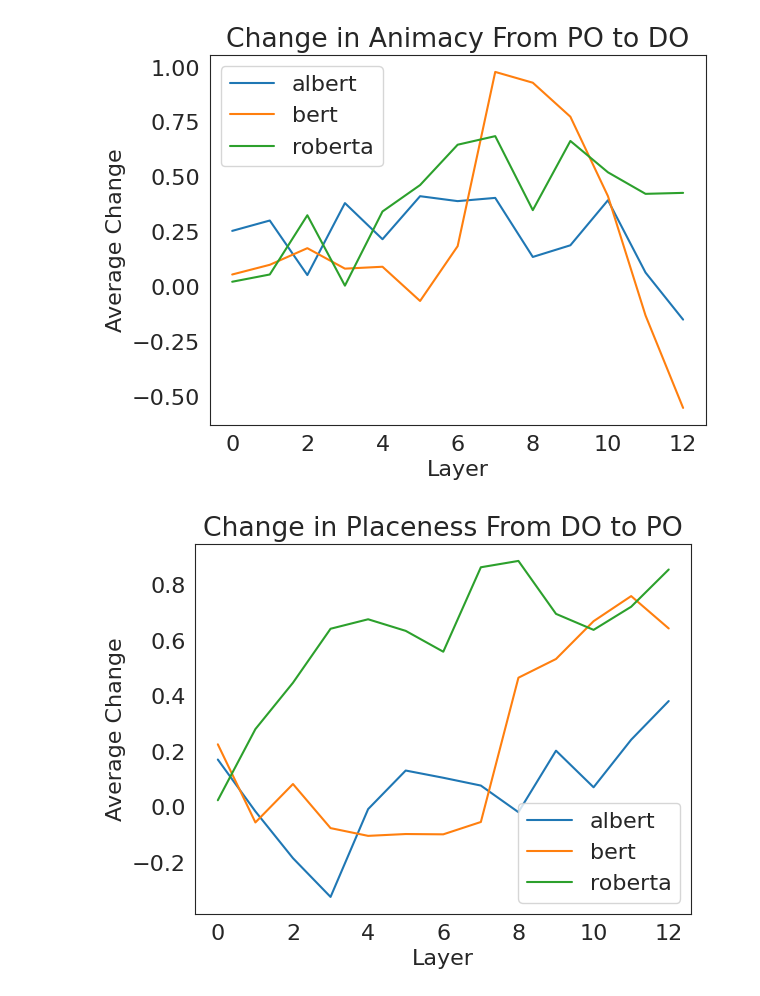
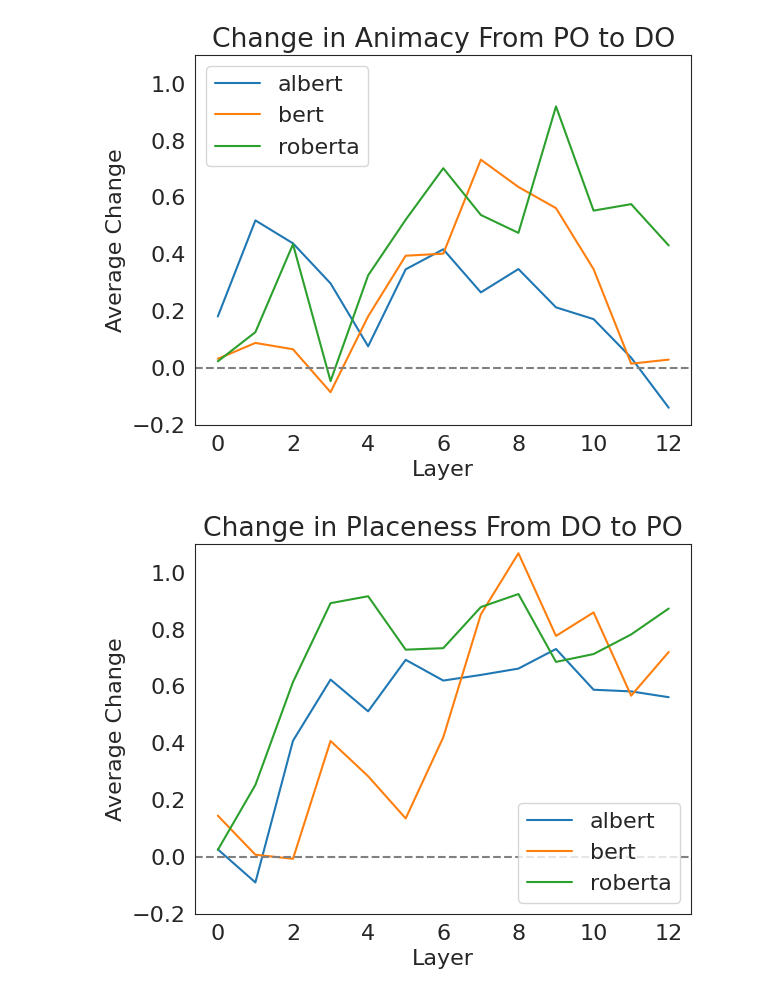
Before and after one commit to jwalanthi/semantic-features, a Jupyter notebook: datives/london.ipynb, the cells around one changed output. Saved outputs shown, nothing was run; the diff lists cells and outputs as text; code cells hidden in the pictures.

```diff
--- a/datives/london.ipynb
+++ b/datives/london.ipynb
@@ -55,7 +55,7 @@ for model in lms:
     nick_name = str.split(model, "-")[0]
     classifiers = []
     for layer in range(13):
-        path = f"../saved_models/{nick_name}_models_all/{nick_name}_to_binder_layer{layer}.ckpt"
+        path = f"../saved_models/new/{nick_name}_models_all/{nick_name}_to_binder_layer{layer}.ckpt"
         my_mo = FeatureNormPredictor.load_from_checkpoint(
             checkpoint_path=path,
             map_location={"cuda:1":"cpu", "cuda:2":"cpu"}
@@ -139,35 +137,39 @@ for model in lms:
     for layer in range(13):
         data = pd.read_csv(f"results/generated/csvs/{nick_name}{layer}.csv")
         # filter for just the humany things
         data_hu = data[data['feature'].isin(humany_things)]
         data_pl = data[data['feature'].isin(placey_things)]
         # find the mean of the change for DO and PO
         hu_values[nick_name].append(data_hu.loc[:, 'DO-PO'].mean())
         pl_values[nick_name].append(data_pl.loc[:, 'DO-PO'].mean()*-1)
 
 plt.figure()
 for model in lms:
     nick_name = str.split(model, "-")[0]
     plt.plot(list(range(13)),hu_values[nick_name], label = nick_name)
 plt.legend()
+plt.ylim([-0.2,1.1])
+plt.axhline(y=0, color='gray', linestyle='--')
 plt.title("Change in Animacy From PO to DO")
 plt.ylabel("Average Change")
 plt.xlabel("Layer")
 plt.show()
 plt.close()
 plt.figure()
 for model in lms:
     nick_name = str.split(model, "-")[0]
     plt.plot(list(range(13)),pl_values[nick_name], label = nick_name)
 plt.legend()
+plt.ylim([-0.2,1.1])
+plt.axhline(y=0, color='gray', linestyle='--')
 plt.title("Change in Placeness From DO to PO")
 plt.ylabel("Average Change")
 plt.xlabel("Layer")
 plt.show()
 plt.close()
 # %% [output]
-[figure, old version]
+[figure, new version]
-[figure, old version]
+[figure, new version]
 # %%
 for thing in humany_things:
     # calculate metric : humany shift experimentation
```
Also changed, not shown: parts of 4 cells of this notebook, 8 other files.
